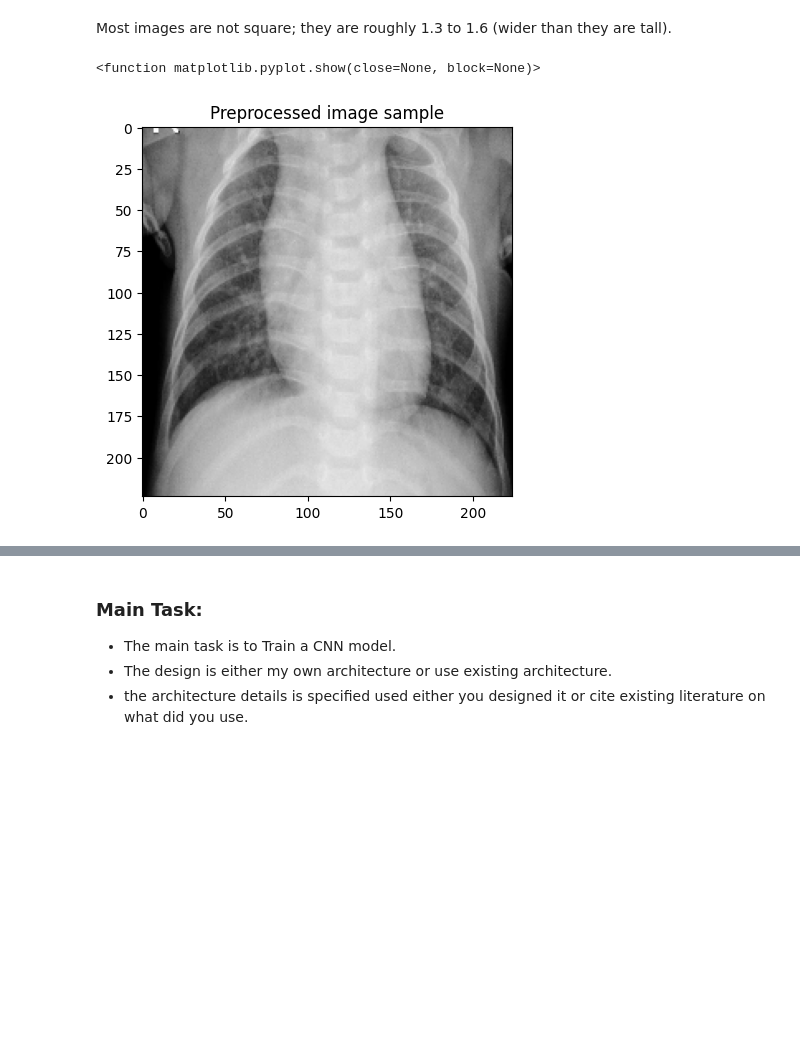
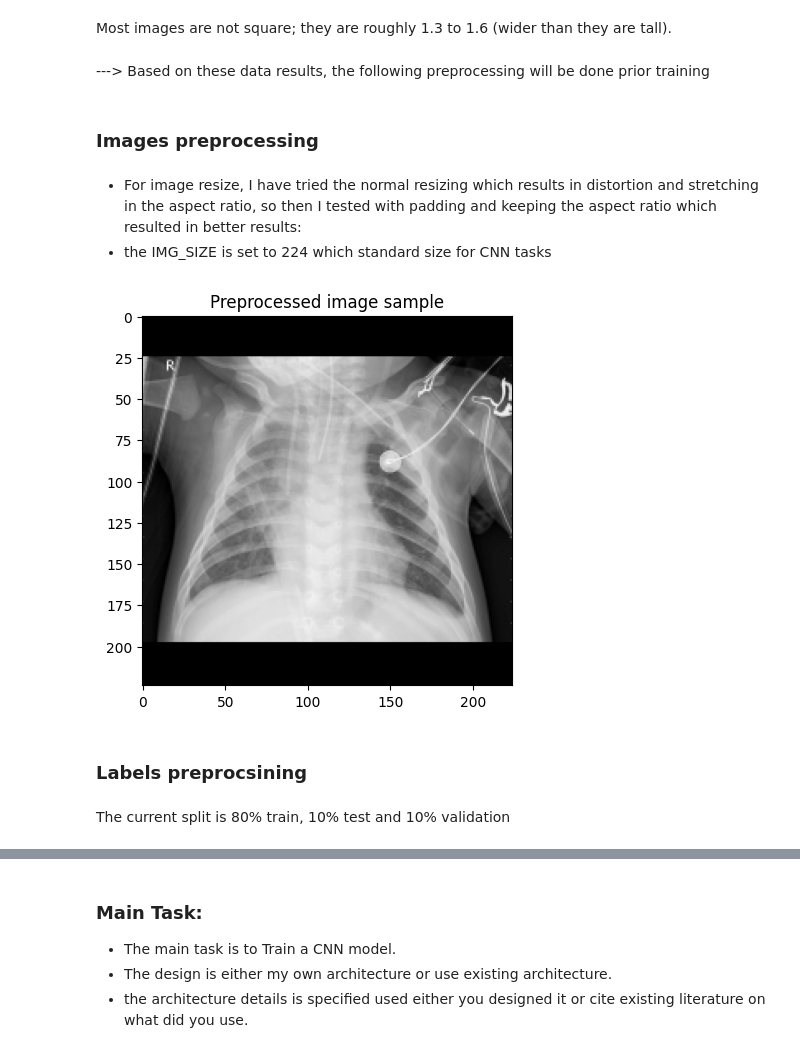
Before and after one commit to sondosaabed/Pneumonia-Classification-CNN, a Jupyter notebook: Pneumonia-Classification-CNN.ipynb, the cells around one changed output, grey strips where cells are left out. Drawn from its saved outputs; the diff is of its cells as text; code cells hidden in the pictures; blank space fills up the shorter version.

```diff
--- a/Pneumonia-Classification-CNN.ipynb
+++ b/Pneumonia-Classification-CNN.ipynb
@@ -264,21 +269,9 @@ plt.legend()
 # %% [markdown]
 Most images are not square; they are roughly 1.3 to 1.6 (wider than they are tall).
-# %%
-
-IMG_SIZE = 224 # Standard for many CNN architectures
-
-def preprocess_image(path):
-    # Load in Grayscale (standard for X-rays)
-    img = cv2.imread(path, cv2.IMREAD_GRAYSCALE)
-
-    # Standard resize (it will stretch/squash slightly, which is okay here)
-    img = cv2.resize(img, (IMG_SIZE, IMG_SIZE))
-
-    # Normalization: X-rays have varying brightness/contrast
-    # This scales pixels to [0, 1]
-    img = img / 255.0
-
-    # Add channel dimension for the CNN (Height, Width, 1)
-    img = np.expand_dims(img, axis=-1)
-
-    return img
+# %% [markdown]
+---> Based on these data results, the following preprocessing will be done prior training
+# %% [markdown]
+### Images preprocessing
+# %% [markdown]
+- For image resize, I have tried the normal resizing which results in distortion and stretching in the aspect ratio, so then I tested with padding and keeping the aspect ratio which resulted in better results:
+- the IMG_SIZE is set to 224 which standard size for CNN tasks
@@ -285,10 +280,35 @@ def preprocess_image(path):
+# %%
+def preprocess_image(path):
+    """
+    Takes the path image and resize keeping aspect ratio with centralized padding
+    """
+    img = cv2.imread(path, cv2.IMREAD_GRAYSCALE)
+    if img is None: return None
+
+    # Calculate the scale and new dimensions
+    h, w = img.shape[:2]
+    scale = IMG_SIZE / max(h, w)
+    new_w, new_h = int(w * scale), int(h * scale)
+    img = cv2.resize(img, (new_w, new_h), interpolation=cv2.INTER_AREA)
+
+    # Calculate padding for making image in centering
+    delta_w = IMG_SIZE - new_w
+    delta_h = IMG_SIZE - new_h
+    top, bottom = delta_h // 2, delta_h - (delta_h // 2)
+    left, right = delta_w // 2, delta_w - (delta_w // 2)
+
+    img = cv2.copyMakeBorder(img, top, bottom, left, right, cv2.BORDER_CONSTANT, value=0)  # Apply padding (value=0 for black) for better results
+    img = img / 255.0 # Normalization: scales pixels to [0, 1]
+    img = np.expand_dims(img, axis=-1) # Add channel dimension for the CNN (Height, Width, 1)
+    return img
 # %%
 plt.imshow(preprocess_image(train_df.iloc[100]['ImagePath']), cmap="gray")
 plt.title("Preprocessed image sample")
-plt.show
+plt.show();
 # %% [output]
-<function matplotlib.pyplot.show(close=None, block=None)>
-[figure, old version]
+[figure, new version]
+# %% [markdown]
+### Labels preprocsining
 # %%
 le = LabelEncoder() ## will be using the same encoder
 # %%
@@ -324,4 +344,6 @@ def prepare_dataset(df, encoder, is_training=True):
     y = np.array(df['Label_Num'])
 
     return X, y
+# %% [markdown]
+The current split is 80% train, 10% test and 10% validation
 # %%
```
Also changed, not shown: parts of 69 cells of this notebook.
